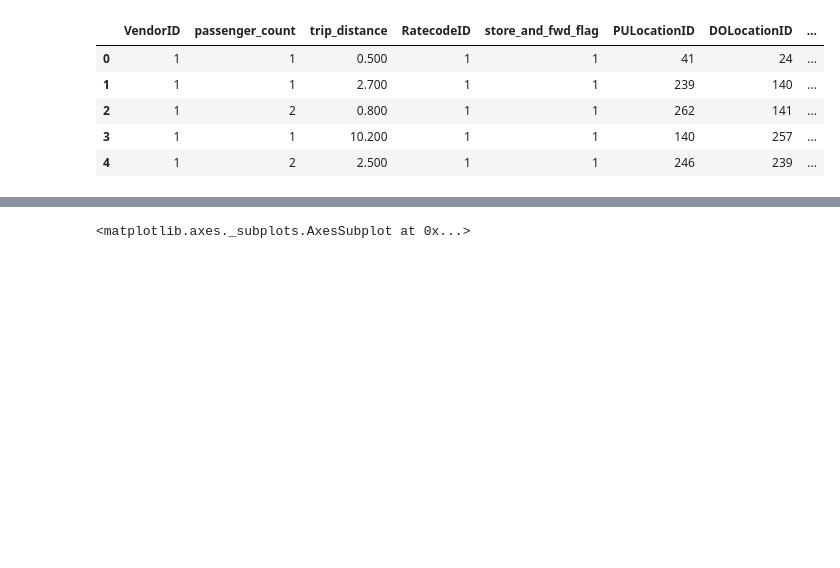
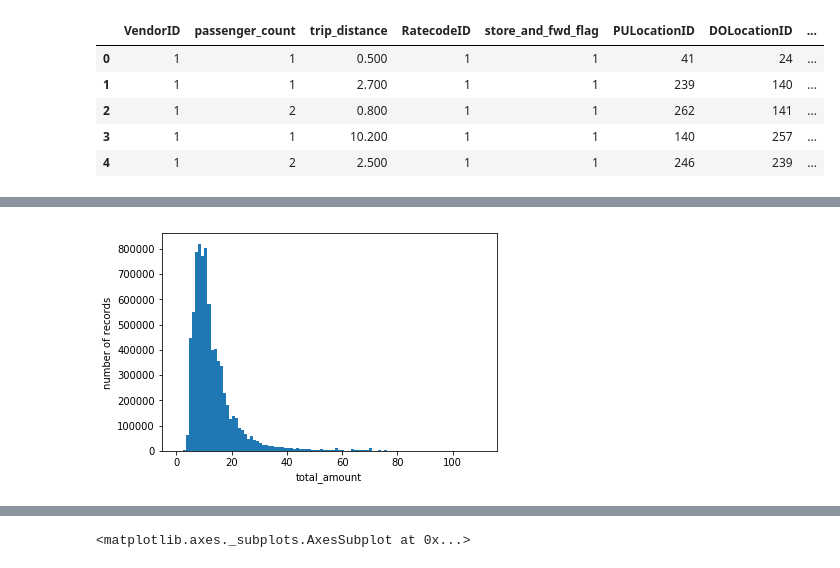
Before and after one commit to hlmiao/nyc_taxi_requests_prediction, a Jupyter notebook: nyc_taxi_requests_prediction.ipynb, the cells around one changed output, grey strips where cells are left out. Saved outputs shown, nothing was run; the diff lists cells and outputs as text; code cells hidden in the pictures; blank space fills up the shorter version.

```diff
--- a/nyc_taxi_requests_prediction.ipynb
+++ b/nyc_taxi_requests_prediction.ipynb
@@ -215,0 +238,7 @@ sample_manhattan.describe()
+# %%
+plt.hist(sample_manhattan['total_amount'].values, bins=100)
+plt.xlabel('total_amount')
+plt.ylabel('number of records')
+plt.show()
+# %% [output]
+[figure, added]
```
Also changed, not shown: parts of 28 cells of this notebook.
